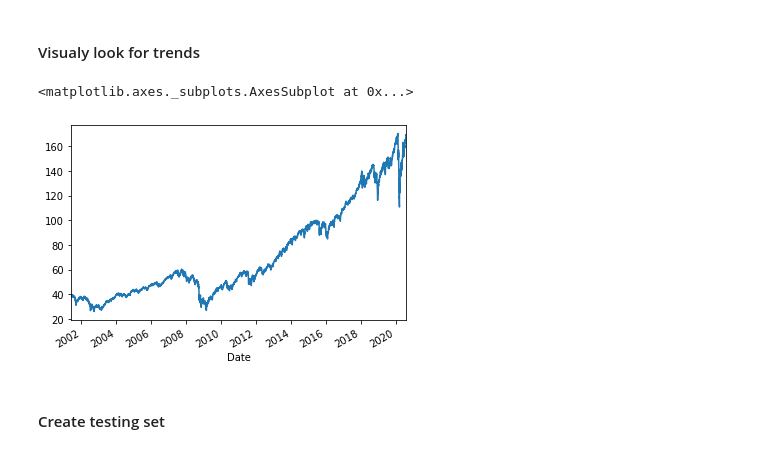
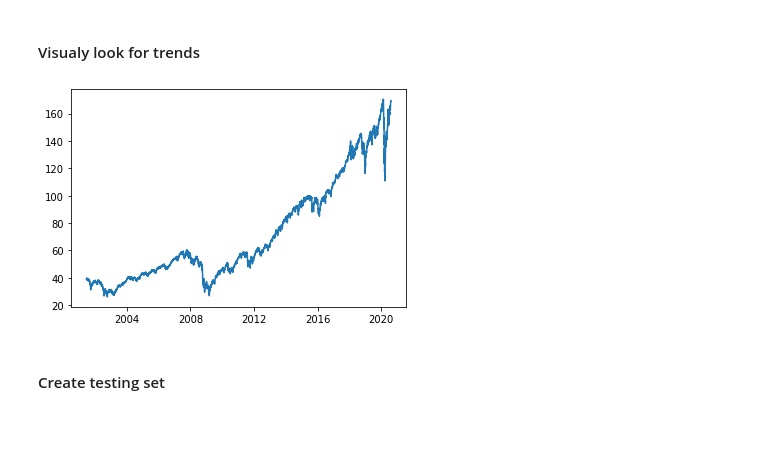
Before and after one commit to MKevinEvans/TensorFlow_stock_price_predictor, a Jupyter notebook: ARIMA_Model_VTI.ipynb, the cells around one changed output. Saved outputs shown, nothing was run; the diff lists cells and outputs as text; code cells hidden in the pictures; blank space fills up the shorter version.

```diff
--- a/ARIMA_Model_VTI.ipynb
+++ b/ARIMA_Model_VTI.ipynb
@@ -18,11 +19,11 @@ vti = yf.Ticker("VTI")
 vti_hist = vti.history(period="max")
 # %% [markdown]
 #### Visualy look for trends
-# %%
-vti_hist.Close.plot()
-# %% [output]
-<matplotlib.axes._subplots.AxesSubplot at 0x...>
-[figure, removed]
+# %%
+plt.plot(vti_hist.Close)
+plt.savefig('images/vti_trend.png')
+# %% [output]
+[figure, added]
 # %% [markdown]
 #### Create testing set
 # %%
```
Also changed, not shown: parts of 5 cells of this notebook, 1 other file.
